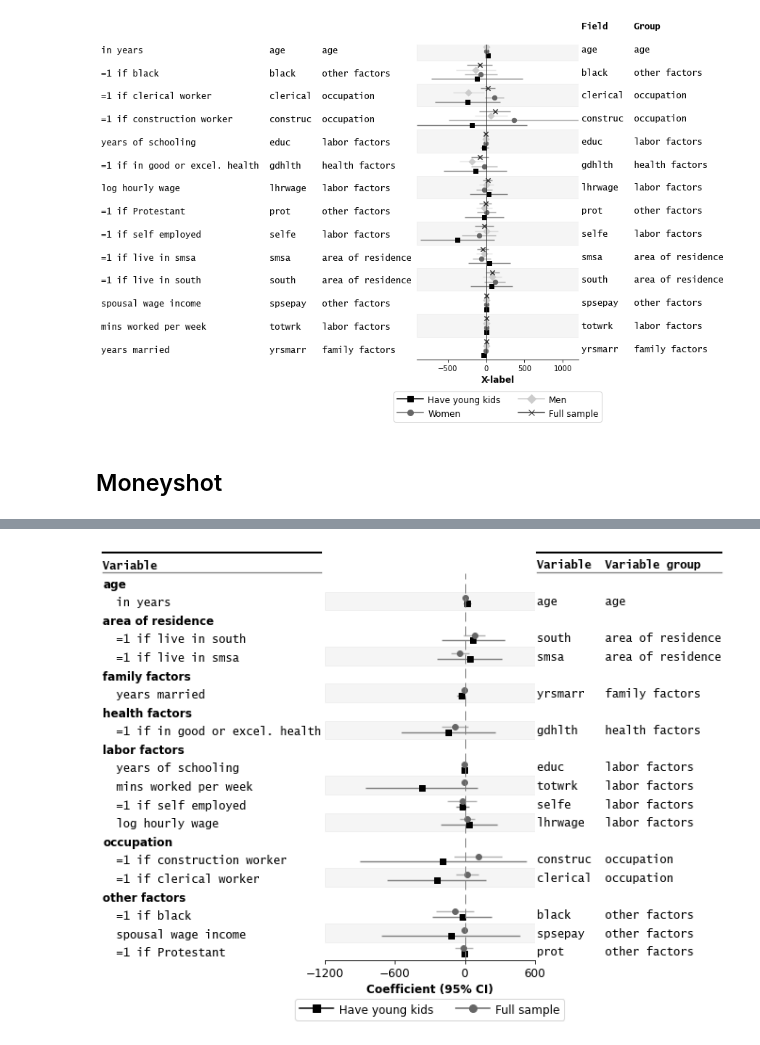
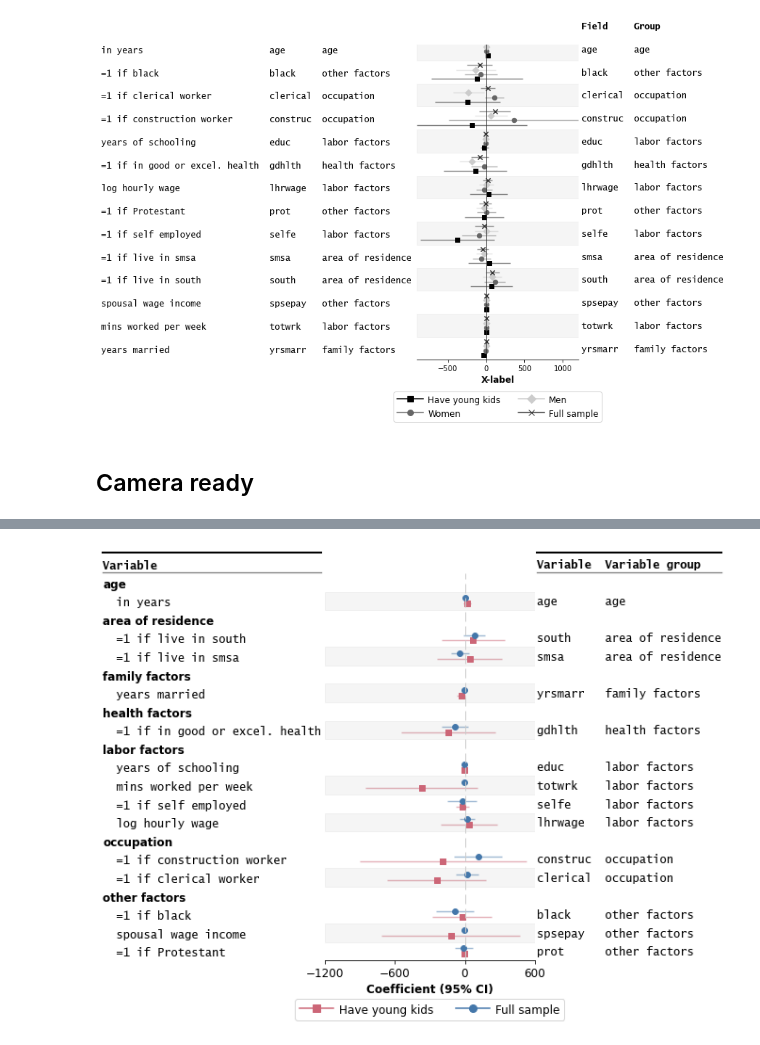
Before and after one commit to LSYS/forestplot, a Jupyter notebook: examples/test-multmodel-sleep.ipynb, the cells around one changed output, grey strips where cells are left out. Saved outputs shown, nothing was run; the diff lists cells and outputs as text; code cells hidden in the pictures.

Commit message:
Fix mcolor arg (#59)

```diff
--- a/examples/test-multmodel-sleep.ipynb
+++ b/examples/test-multmodel-sleep.ipynb
@@ -392,7 +392,7 @@ _df, ax = fp.mforestplot(**std_opts,
 # %% [output]
 [figure]
 # %% [markdown]
-## Moneyshot
+## Camera ready
 # %%
 df = (pd.read_csv('../examples/data/sleep-mmodel.csv')
       .query("model=='all' | model=='young kids'")
@@ -416,24 +416,25 @@ df.head()
 # %%
 _df, ax = fp.mforestplot(**std_opts,
                          color_alt_rows=True,
                          groupvar="group",
                          table=True,
 #                          annote=["label"],
 #                          annoteheaders=["Description"],
                          rightannote=["var", "group"],
                          right_annoteheaders=["Variable", "Variable group"],
                          xlabel="Coefficient (95% CI)",
                          modellabels=["Have young kids", "Full sample"],
+                         mcolor=["#CC6677", "#4477AA"],
                          xticks=[-1200,-600, 0, 600],
                          return_df=True,
                          # Additional kwargs for customizations
                          **{"marker": "D",  # set maker symbol as diamond
                             "markersize": 35,  # adjust marker size
                             "xlinestyle": (0, (10, 5)),  # long dash for x-reference line
-                            "xlinecolor": "#808080",  # gray color for x-reference line
+                            "xlinecolor": ".8",  # gray color for x-reference line
                             "xtick_size": 12,  # adjust x-ticker fontsize
 #                             "despine": False,
                            }
                         )
 # %% [output]
-[figure, old version]
+[figure, new version]
```
Also changed, not shown: 4 other files.
